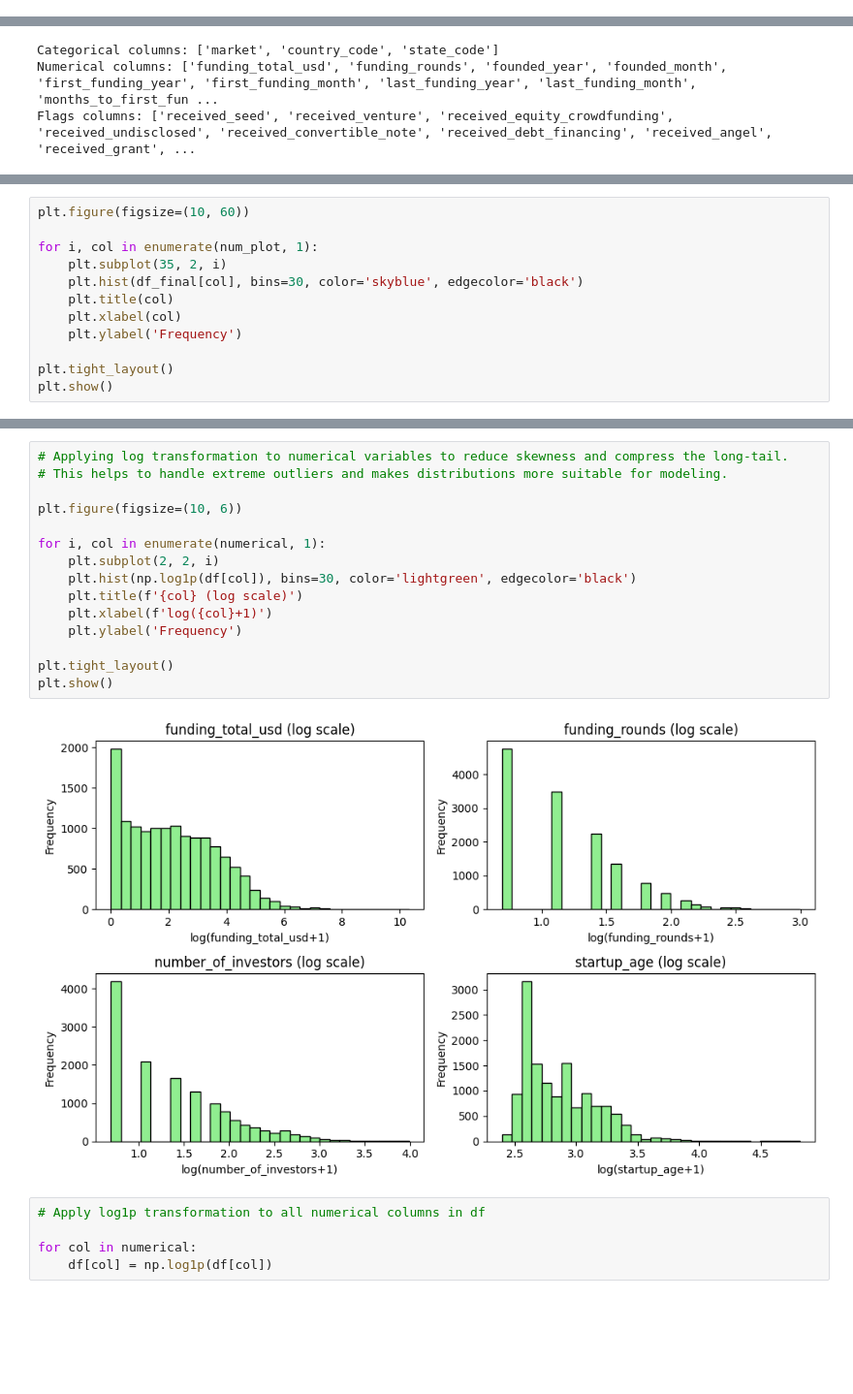
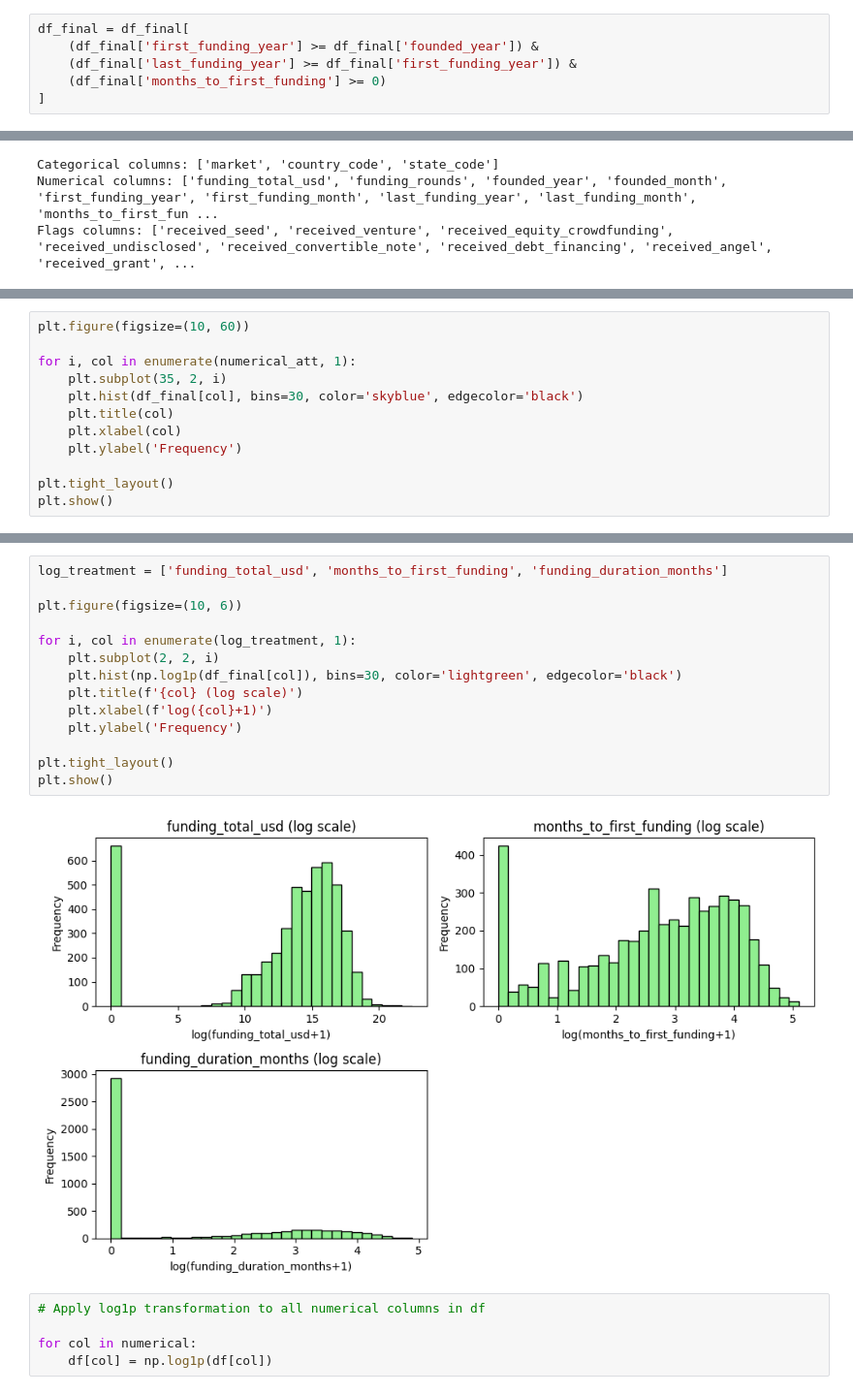
Before and after one commit to bruno-lima98/personal_projects, a Jupyter notebook: project-1/main.ipynb, the cells around one changed output, grey strips where cells are left out. Shown: that part at 97% size. Cells and saved outputs as stored; diff of their text form; blank space fills up the shorter version.

```diff
--- a/project-1/main.ipynb
+++ b/project-1/main.ipynb
@@ -176,4 +179,10 @@ df_clean = df_clean[df_clean['founded_year'] >= 2000]
 df_final = df_clean.copy()
+# %%
+df_final = df_final[
+    (df_final['first_funding_year'] >= df_final['founded_year']) &
+    (df_final['last_funding_year'] >= df_final['first_funding_year']) &
+    (df_final['months_to_first_funding'] >= 0)
+]
 # %% [markdown]
 #### **5.1. Categorical Features**
 ----
@@ -372,7 +381,7 @@ df_final[numerical_att].describe(percentiles=[0.25, 0.5, 0.75, 0.9, 0.99]).T
 # %%
 plt.figure(figsize=(10, 60))
 
-for i, col in enumerate(num_plot, 1):
+for i, col in enumerate(numerical_att, 1):
     plt.subplot(35, 2, i)
     plt.hist(df_final[col], bins=30, color='skyblue', edgecolor='black')
     plt.title(col)
@@ -388,20 +395,19 @@ df_clean.drop(['round_h'], axis=1, inplace=True) # All data are with 0
 # %%
-# Applying log transformation to numerical variables to reduce skewness and compress the long-tail.
-# This helps to handle extreme outliers and makes distributions more suitable for modeling.
+log_treatment = ['funding_total_usd', 'months_to_first_funding', 'funding_duration_months']
 
 plt.figure(figsize=(10, 6))
 
-for i, col in enumerate(numerical, 1):
+for i, col in enumerate(log_treatment, 1):
     plt.subplot(2, 2, i)
-    plt.hist(np.log1p(df[col]), bins=30, color='lightgreen', edgecolor='black')
+    plt.hist(np.log1p(df_final[col]), bins=30, color='lightgreen', edgecolor='black')
     plt.title(f'{col} (log scale)')
     plt.xlabel(f'log({col}+1)')
     plt.ylabel('Frequency')
 
 plt.tight_layout()
 plt.show()
 # %% [output]
-[figure, old version]
+[figure, new version]
 # %%
 # Apply log1p transformation to all numerical columns in df
 
```
Also changed, not shown: parts of 8 cells of this notebook.
